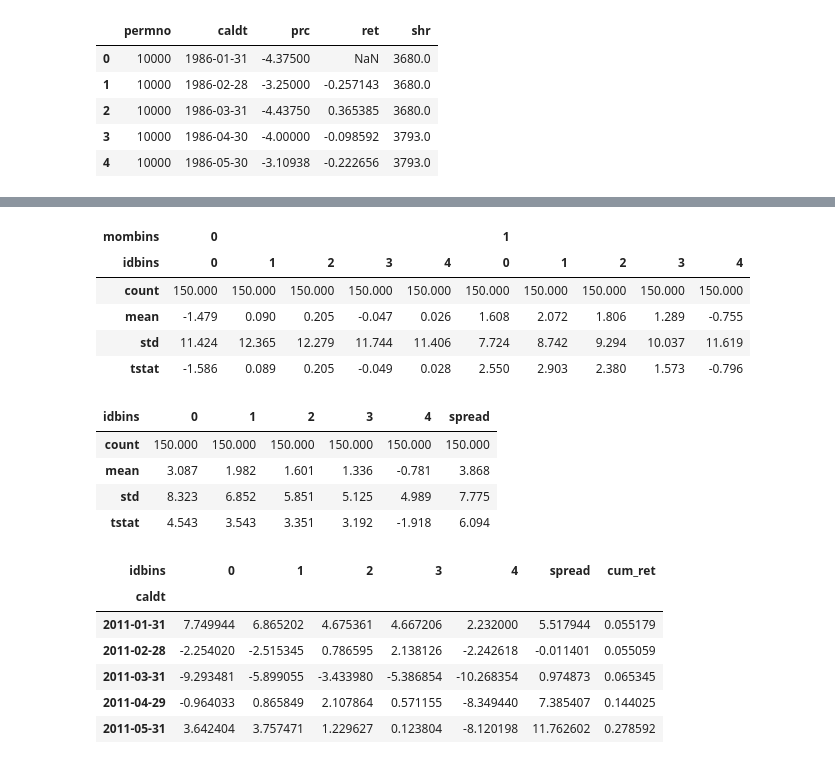
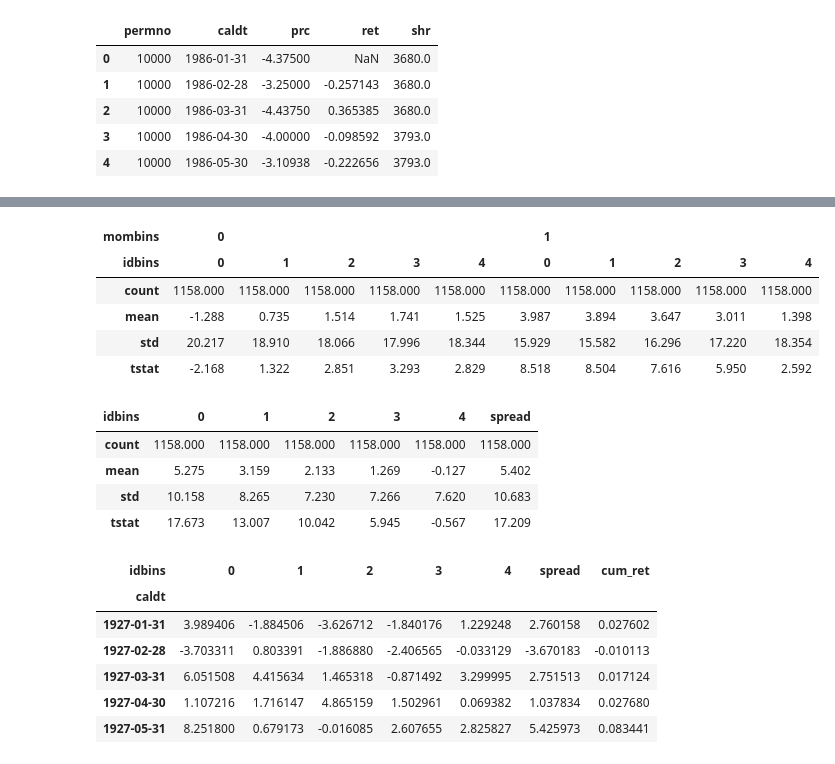
Before and after one commit to andrewhall1124/fip_momentum, a Jupyter notebook: replication.ipynb, the cells around one changed output, grey strips where cells are left out. Drawn from its saved outputs; the diff is of its cells as text; code cells hidden in the pictures.

```diff
--- a/replication.ipynb
+++ b/replication.ipynb
@@ -7,9 +7,9 @@ import seaborn as sns
 # %%
 # Load daily and monthly crsp data
 
-daily = pd.read_feather("crsp_daily.ftr")
+daily = pd.read_feather("~/Data/crsp_daily.ftr")
 
-monthly = pd.read_feather("crsp_monthly.ftr")
+monthly = pd.read_feather("~/Data/crsp_monthly.ftr")
 
 daily.head()
 # %% [output]
@@ -181,12 +181,12 @@ df.head()
 # %%
 # Form portfolios on momentum and ID bins
 
-port = df.groupby(['caldt', 'mombins', 'idbins'])['ret_6'].mean().unstack(level=['mombins', 'idbins'])*100
+port_6 = df.groupby(['caldt', 'mombins', 'idbins'])['ret_6'].mean().unstack(level=['mombins', 'idbins'])*100
 
 # Drop the days that we don't know the 6 month holding period return
-port = port.dropna()
+port_6 = port_6.dropna()
 
-port.head()
+port_6.head()
 # %% [output]
 | mombins | 0 |  |  |  |  | 1 |  |  |  |  |
 | idbins | 0 | 1 | 2 | 3 | 4 | 0 | 1 | 2 | 3 | 4 |
@@ -199,46 +199,52 @@ port.head()
 # %%
 # Summarize each portfolios performance using the BYU Finance library
 
-summary(port).loc[['count','mean','std','tstat']].round(3)
+summary(port_6).loc[['count','mean','std','tstat']].round(3)
 # %% [output]
 | mombins | 0 |  |  |  |  | 1 |  |  |  |  |
 | idbins | 0 | 1 | 2 | 3 | 4 | 0 | 1 | 2 | 3 | 4 |
-| count | 150.000 | 150.000 | 150.000 | 150.000 | 150.000 | 150.000 | 150.000 | 150.000 | 150.000 | 150.000 |
-| mean | -1.479 | 0.090 | 0.205 | -0.047 | 0.026 | 1.608 | 2.072 | 1.806 | 1.289 | -0.755 |
-| std | 11.424 | 12.365 | 12.279 | 11.744 | 11.406 | 7.724 | 8.742 | 9.294 | 10.037 | 11.619 |
-| tstat | -1.586 | 0.089 | 0.205 | -0.049 | 0.028 | 2.550 | 2.903 | 2.380 | 1.573 | -0.796 |
+| count | 1158.000 | 1158.000 | 1158.000 | 1158.000 | 1158.000 | 1158.000 | 1158.000 | 1158.000 | 1158.000 | 1158.000 |
+| mean | -1.288 | 0.735 | 1.514 | 1.741 | 1.525 | 3.987 | 3.894 | 3.647 | 3.011 | 1.398 |
+| std | 20.217 | 18.910 | 18.066 | 17.996 | 18.344 | 15.929 | 15.582 | 16.296 | 17.220 | 18.354 |
+| tstat | -2.168 | 1.322 | 2.851 | 3.293 | 2.829 | 8.518 | 8.504 | 7.616 | 5.950 | 2.592 |
 # %%
 # Create winners minus losers portfolios
 
-spread = port[1] - port[0] # Bin 1 is good momentum and bin 0 is bad momentum
+spread_6 = port_6[1] - port_6[0] # Bin 1 is good momentum and bin 0 is bad momentum
 
 # Create a continuous minus discrete portfolio
 
-spread['spread'] = spread[0] - spread[4] # Negative ID is continuous. Bin 0 is the most continuous and bin 4 is the most discrete
+spread_6['spread'] = spread_6[0] - spread_6[4] # Negative ID is continuous. Bin 0 is the most continuous and bin 4 is the most discrete
 
-summary(spread).loc[['count','mean','std','tstat']].round(3)
+summary(spread_6).loc[['count','mean','std','tstat']].round(3)
 # %% [output]
 | idbins | 0 | 1 | 2 | 3 | 4 | spread |
-| count | 150.000 | 150.000 | 150.000 | 150.000 | 150.000 | 150.000 |
-| mean | 3.087 | 1.982 | 1.601 | 1.336 | -0.781 | 3.868 |
-| std | 8.323 | 6.852 | 5.851 | 5.125 | 4.989 | 7.775 |
-| tstat | 4.543 | 3.543 | 3.351 | 3.192 | -1.918 | 6.094 |
+| count | 1158.000 | 1158.000 | 1158.000 | 1158.000 | 1158.000 | 1158.000 |
+| mean | 5.275 | 3.159 | 2.133 | 1.269 | -0.127 | 5.402 |
+| std | 10.158 | 8.265 | 7.230 | 7.266 | 7.620 | 10.683 |
+| tstat | 17.673 | 13.007 | 10.042 | 5.945 | -0.567 | 17.209 |
 # %%
 # Calculate the cummulative compounded return over the lifetime of the strategy
 
-spread['cum_ret'] = (1+(spread['spread']/100)).cumprod()
+port = df.groupby(['caldt', 'mombins', 'idbins'])['ret'].mean().unstack(level=['mombins', 'idbins'])*100
 
-spread['cum_ret'] = spread['cum_ret'] - 1
+port = port.dropna()
+
+spread = port[1] - port[0] # Bin 1 is good momentum and bin 0 is bad momentum
+
+spread['spread'] = spread[0] - spread[4] # Negative ID is continuous. Bin 0 is the most continuous and bin 4 is the most discrete
+
+spread['cum_ret'] = (1+(spread['spread']/100)).cumprod() - 1
 
 spread.head()
 # %% [output]
 | idbins | 0 | 1 | 2 | 3 | 4 | spread | cum_ret |
 | caldt |  |  |  |  |  |  |  |
-| 2011-01-31 | 7.749944 | 6.865202 | 4.675361 | 4.667206 | 2.232000 | 5.517944 | 0.055179 |
-| 2011-02-28 | -2.254020 | -2.515345 | 0.786595 | 2.138126 | -2.242618 | -0.011401 | 0.055059 |
-| 2011-03-31 | -9.293481 | -5.899055 | -3.433980 | -5.386854 | -10.268354 | 0.974873 | 0.065345 |
-| 2011-04-29 | -0.964033 | 0.865849 | 2.107864 | 0.571155 | -8.349440 | 7.385407 | 0.144025 |
-| 2011-05-31 | 3.642404 | 3.757471 | 1.229627 | 0.123804 | -8.120198 | 11.762602 | 0.278592 |
+| 1927-01-31 | 3.989406 | -1.884506 | -3.626712 | -1.840176 | 1.229248 | 2.760158 | 0.027602 |
+| 1927-02-28 | -3.703311 | 0.803391 | -1.886880 | -2.406565 | -0.033129 | -3.670183 | -0.010113 |
+| 1927-03-31 | 6.051508 | 4.415634 | 1.465318 | -0.871492 | 3.299995 | 2.751513 | 0.017124 |
+| 1927-04-30 | 1.107216 | 1.716147 | 4.865159 | 1.502961 | 0.069382 | 1.037834 | 0.027680 |
+| 1927-05-31 | 8.251800 | 0.679173 | -0.016085 | 2.607655 | 2.825827 | 5.425973 | 0.083441 |
 # %%
 # Plot the cummulative returns
 
```
Also changed, not shown: parts of 11 cells of this notebook, 2 other files.
